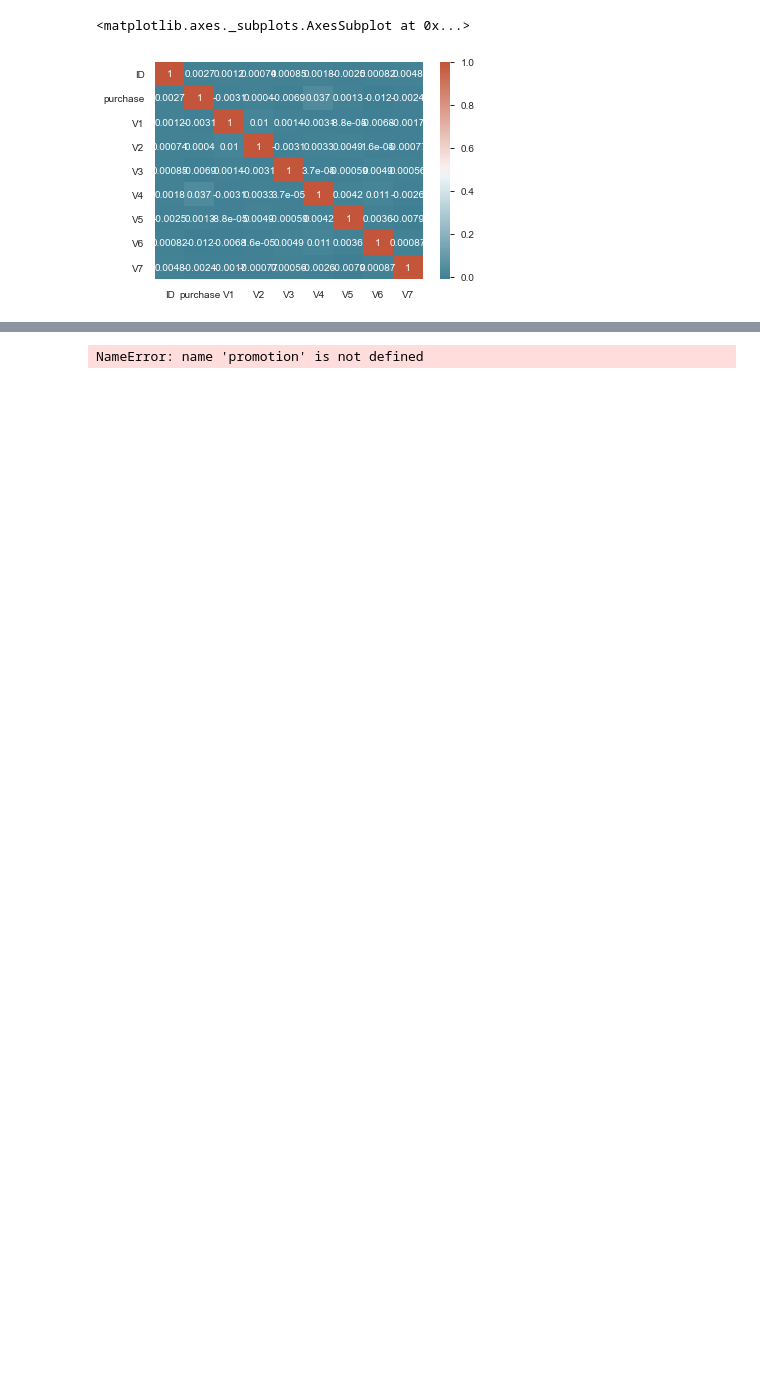
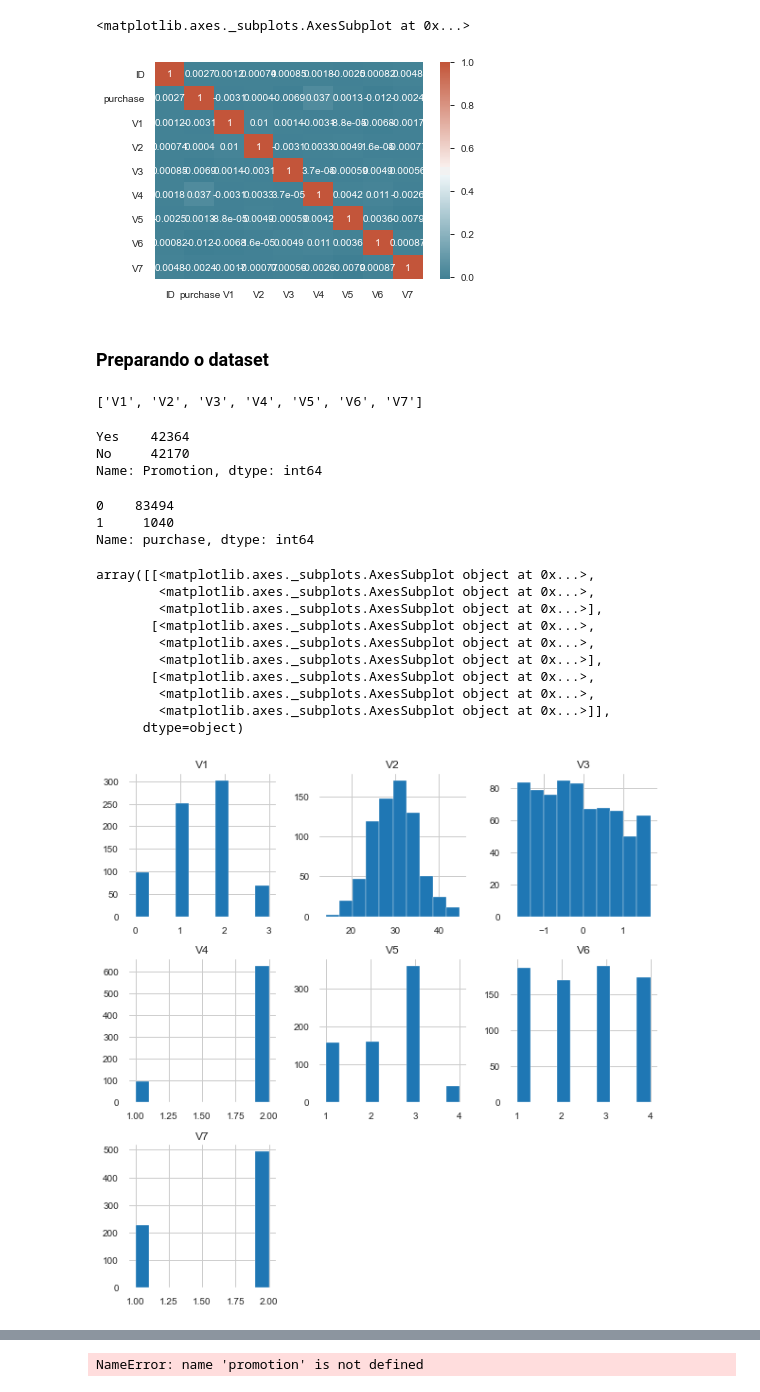
Before and after one commit to HenriqueMartinsPrado/Data-Scientist-Nano-Degree-Udacity, a Jupyter notebook: Chapter 5 - Experimental Design & Recommendations/Aula 5/Starbucks.ipynb, the cells around one changed output, grey strips where cells are left out. Saved outputs shown, nothing was run; the diff lists cells and outputs as text; code cells hidden in the pictures; blank space fills up the shorter version.

```diff
--- a/Chapter 5 - Experimental Design & Recommendations/Aula 5/Starbucks.ipynb
+++ b/Chapter 5 - Experimental Design & Recommendations/Aula 5/Starbucks.ipynb
@@ -296,3 +296,39 @@ sns.heatmap(corr_test, xticklabels=corr.columns, yticklabels=corr.columns, annot
 # %% [output]
 <matplotlib.axes._subplots.AxesSubplot at 0x...>
 [figure]
+# %% [markdown]
+### Preparando o dataset
+# %%
+features = ['V1', 'V2', 'V3', 'V4', 'V5', 'V6', 'V7']
+features
+# %% [output]
+['V1', 'V2', 'V3', 'V4', 'V5', 'V6', 'V7']
+# %%
+# Checking the distribution of values in Promotion column
+train_data['Promotion'].value_counts()
+# %% [output]
+Yes    42364
+No     42170
+Name: Promotion, dtype: int64
+# %%
+# Checking the distribution of values in purchase column
+train_data['purchase'].value_counts()
+# %% [output]
+0    83494
+1     1040
+Name: purchase, dtype: int64
+# %%
+# Checking the distribuition when the promotion equals Yes and also pucharse equals 1
+train_data[(train_data['Promotion']=='Yes') & (train_data['purchase']==1)][features].hist(figsize = (10, 10))
+# %% [output]
+array([[<matplotlib.axes._subplots.AxesSubplot object at 0x...>,
+        <matplotlib.axes._subplots.AxesSubplot object at 0x...>,
+        <matplotlib.axes._subplots.AxesSubplot object at 0x...>],
+       [<matplotlib.axes._subplots.AxesSubplot object at 0x...>,
+        <matplotlib.axes._subplots.AxesSubplot object at 0x...>,
+        <matplotlib.axes._subplots.AxesSubplot object at 0x...>],
+       [<matplotlib.axes._subplots.AxesSubplot object at 0x...>,
+        <matplotlib.axes._subplots.AxesSubplot object at 0x...>,
+        <matplotlib.axes._subplots.AxesSubplot object at 0x...>]],
+      dtype=object)
+[figure, added]
```
Also changed, not shown: parts of 7 cells of this notebook.
